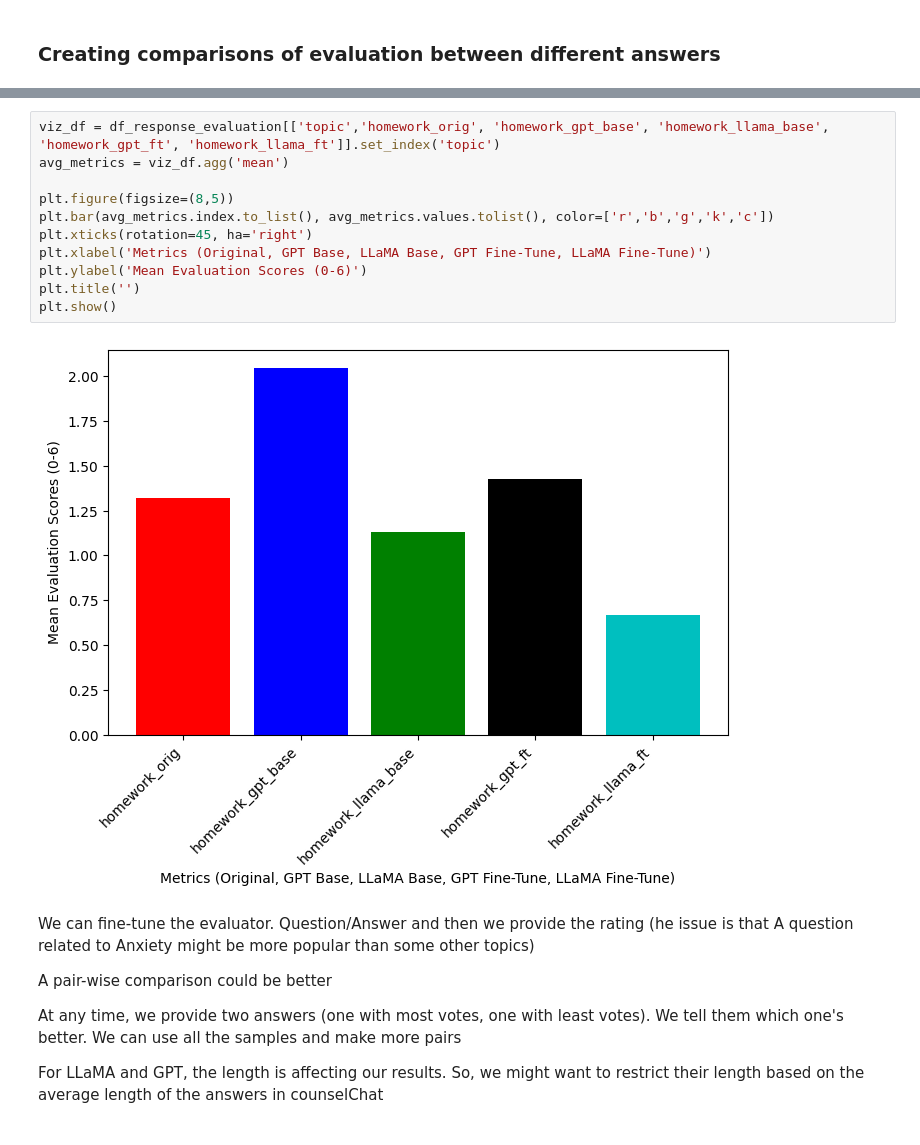
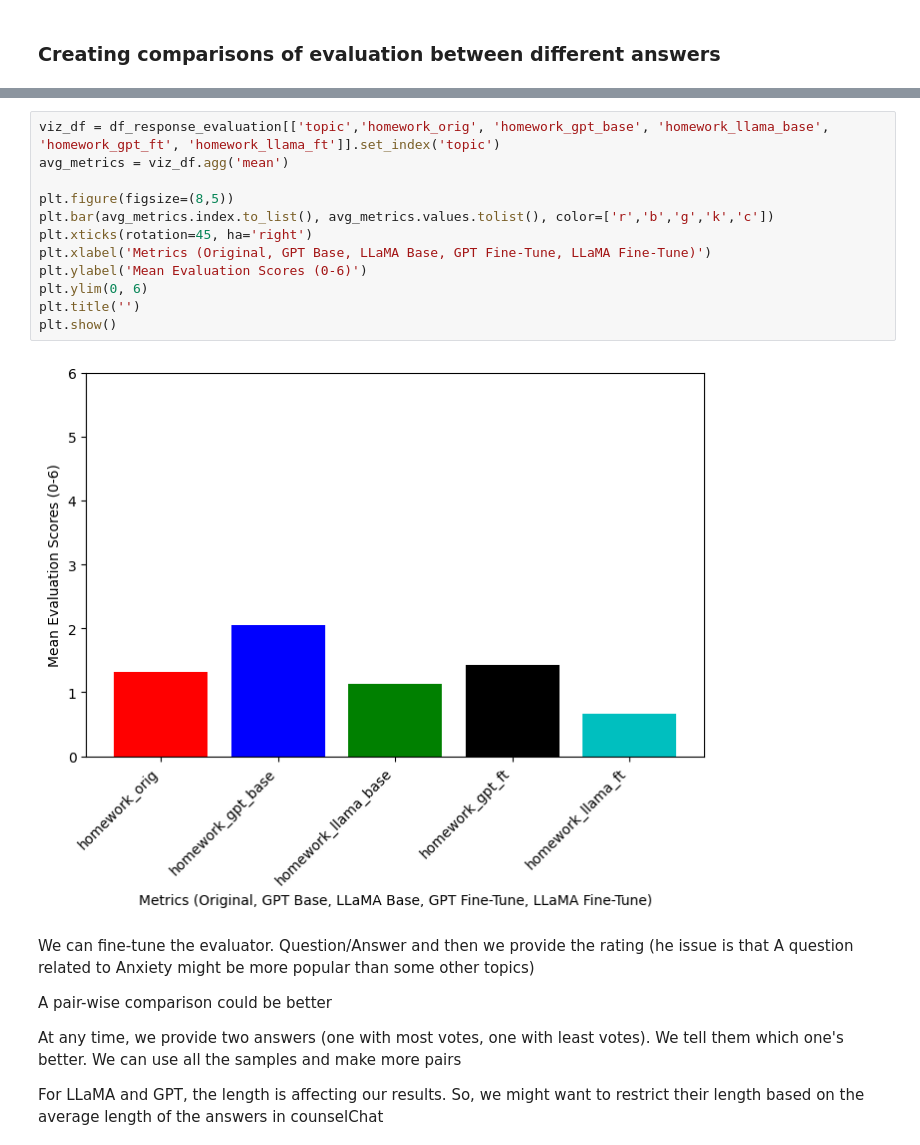
Before and after one commit to embedded-robotics/mental-health-agents, a Jupyter notebook: src/dpo/response_evaluation.ipynb, the cells around one changed output, grey strips where cells are left out. Saved outputs shown, nothing was run; the diff lists cells and outputs as text.

Commit message:
Added the graphs

```diff
--- a/src/dpo/response_evaluation.ipynb
+++ b/src/dpo/response_evaluation.ipynb
@@ -773,16 +783,17 @@ plt.show()
 # %%
 viz_df = df_response_evaluation[['topic','homework_orig', 'homework_gpt_base', 'homework_llama_base', 'homework_gpt_ft', 'homework_llama_ft']].set_index('topic')
 avg_metrics = viz_df.agg('mean')
 
 plt.figure(figsize=(8,5))
 plt.bar(avg_metrics.index.to_list(), avg_metrics.values.tolist(), color=['r','b','g','k','c'])
 plt.xticks(rotation=45, ha='right')
 plt.xlabel('Metrics (Original, GPT Base, LLaMA Base, GPT Fine-Tune, LLaMA Fine-Tune)')
 plt.ylabel('Mean Evaluation Scores (0-6)')
+plt.ylim(0, 6)
 plt.title('')
 plt.show()
 # %% [output]
-[figure, old version]
+[figure, new version]
 # %% [markdown]
 We can fine-tune the evaluator. Question/Answer and then we provide the rating (he issue is that A question related to Anxiety might be more popular than some other topics)
 
```
Also changed, not shown: parts of 10 cells of this notebook.
